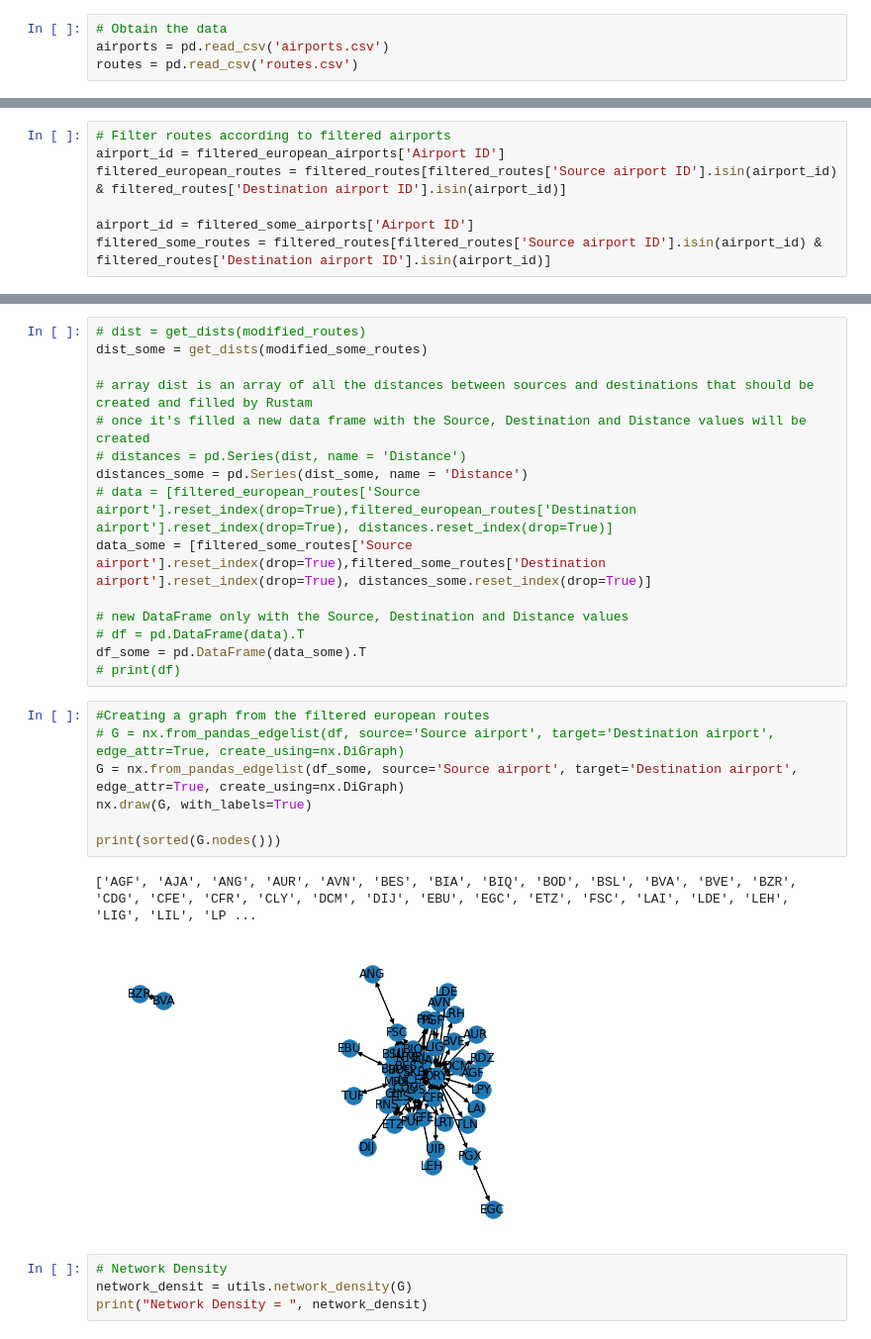
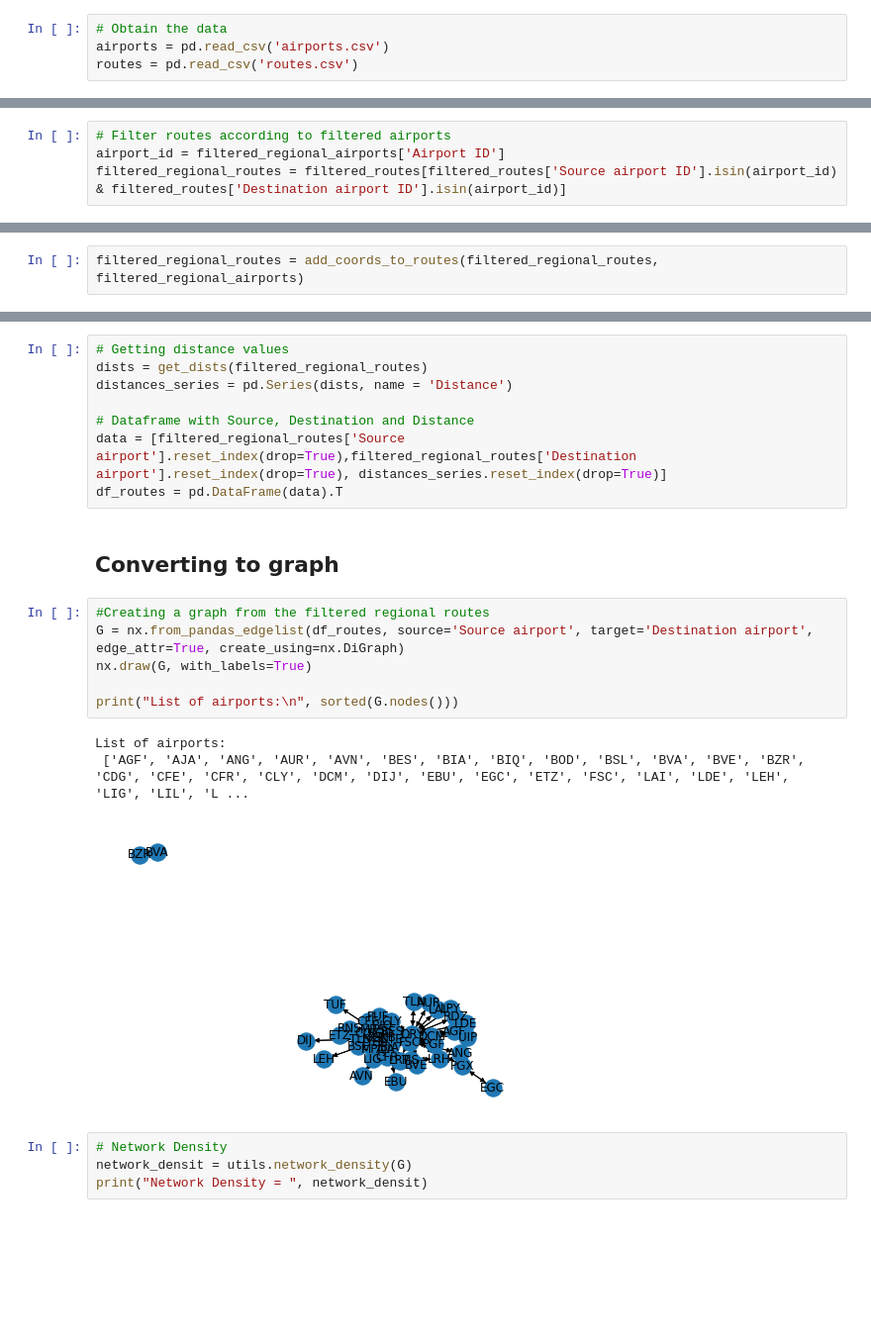
Before and after one commit to Asif-Mammadov/airports-network-analysis, a Jupyter notebook: report.ipynb, the cells around one changed output, grey strips where cells are left out. Shown at 99% size. Saved outputs shown, nothing was run; the diff lists cells and outputs as text; blank space fills up the shorter version.

```diff
--- a/report.ipynb
+++ b/report.ipynb
@@ -61,7 +75,4 @@ filtered_some_airports = filter_to_countries(filtered_airports, ['France'])
 # %%
 # Filter routes according to filtered airports
-airport_id = filtered_european_airports['Airport ID']
-filtered_european_routes = filtered_routes[filtered_routes['Source airport ID'].isin(airport_id) & filtered_routes['Destination airport ID'].isin(airport_id)]
-
-airport_id = filtered_some_airports['Airport ID']
-filtered_some_routes = filtered_routes[filtered_routes['Source airport ID'].isin(airport_id) & filtered_routes['Destination airport ID'].isin(airport_id)]
+airport_id = filtered_regional_airports['Airport ID']
+filtered_regional_routes = filtered_routes[filtered_routes['Source airport ID'].isin(airport_id) & filtered_routes['Destination airport ID'].isin(airport_id)]
@@ -98,0 +113,2 @@ modified_some_routes = add_coords_to_routes(filtered_some_routes, filtered_some_
+# %%
+filtered_regional_routes = add_coords_to_routes(filtered_regional_routes, filtered_regional_airports)
@@ -106,31 +125,26 @@ def get_dists(routes):
             ).km,
         axis = 1
     )
-# %%
-# dist = get_dists(modified_routes)
-dist_some = get_dists(modified_some_routes)
-
-# array dist is an array of all the distances between sources and destinations that should be created and filled by Rustam
-# once it's filled a new data frame with the Source, Destination and Distance values will be created
-# distances = pd.Series(dist, name = 'Distance')
-distances_some = pd.Series(dist_some, name = 'Distance')
-# data = [filtered_european_routes['Source airport'].reset_index(drop=True),filtered_european_routes['Destination airport'].reset_index(drop=True), distances.reset_index(drop=True)]
-data_some = [filtered_some_routes['Source airport'].reset_index(drop=True),filtered_some_routes['Destination airport'].reset_index(drop=True), distances_some.reset_index(drop=True)]
-
-# new DataFrame only with the Source, Destination and Distance values
-# df = pd.DataFrame(data).T
-df_some = pd.DataFrame(data_some).T
-# print(df)
+# %%
+# Getting distance values
+dists = get_dists(filtered_regional_routes)
+distances_series = pd.Series(dists, name = 'Distance')
+
+# Dataframe with Source, Destination and Distance
+data = [filtered_regional_routes['Source airport'].reset_index(drop=True),filtered_regional_routes['Destination airport'].reset_index(drop=True), distances_series.reset_index(drop=True)]
+df_routes = pd.DataFrame(data).T
+# %% [markdown]
+## Converting to graph
 # %%
-#Creating a graph from the filtered european routes
-# G = nx.from_pandas_edgelist(df, source='Source airport', target='Destination airport', edge_attr=True, create_using=nx.DiGraph)
-G = nx.from_pandas_edgelist(df_some, source='Source airport', target='Destination airport', edge_attr=True, create_using=nx.DiGraph)
+#Creating a graph from the filtered regional routes
+G = nx.from_pandas_edgelist(df_routes, source='Source airport', target='Destination airport', edge_attr=True, create_using=nx.DiGraph)
 nx.draw(G, with_labels=True)
 
-print(sorted(G.nodes()))
+print("List of airports:\n", sorted(G.nodes()))
 # %% [output]
-['AGF', 'AJA', 'ANG', 'AUR', 'AVN', 'BES', 'BIA', 'BIQ', 'BOD', 'BSL', 'BVA', 'BVE', 'BZR', 'CDG', 'CFE', 'CFR', 'CLY', 'DCM', 'DIJ', 'EBU', 'EGC', 'ETZ', 'FSC', 'LAI', 'LDE', 'LEH', 'LIG', 'LIL', 'LP ...
+List of airports:
+ ['AGF', 'AJA', 'ANG', 'AUR', 'AVN', 'BES', 'BIA', 'BIQ', 'BOD', 'BSL', 'BVA', 'BVE', 'BZR', 'CDG', 'CFE', 'CFR', 'CLY', 'DCM', 'DIJ', 'EBU', 'EGC', 'ETZ', 'FSC', 'LAI', 'LDE', 'LEH', 'LIG', 'LIL', 'L ...
-[figure, old version]
+[figure, new version]
 # %%
 # Network Density
 network_densit = utils.network_density(G)
```
Also changed, not shown: parts of 21 cells of this notebook.
